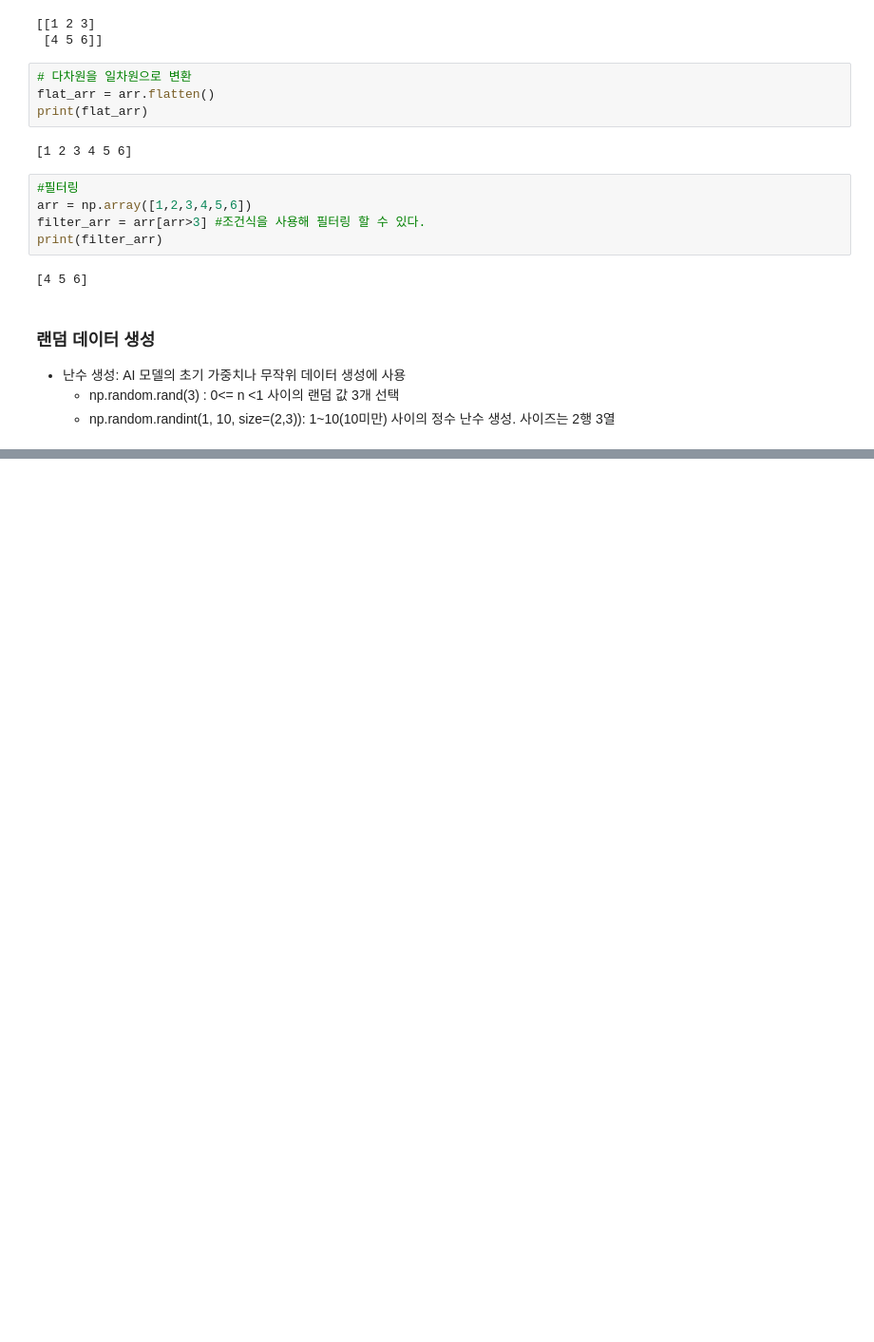
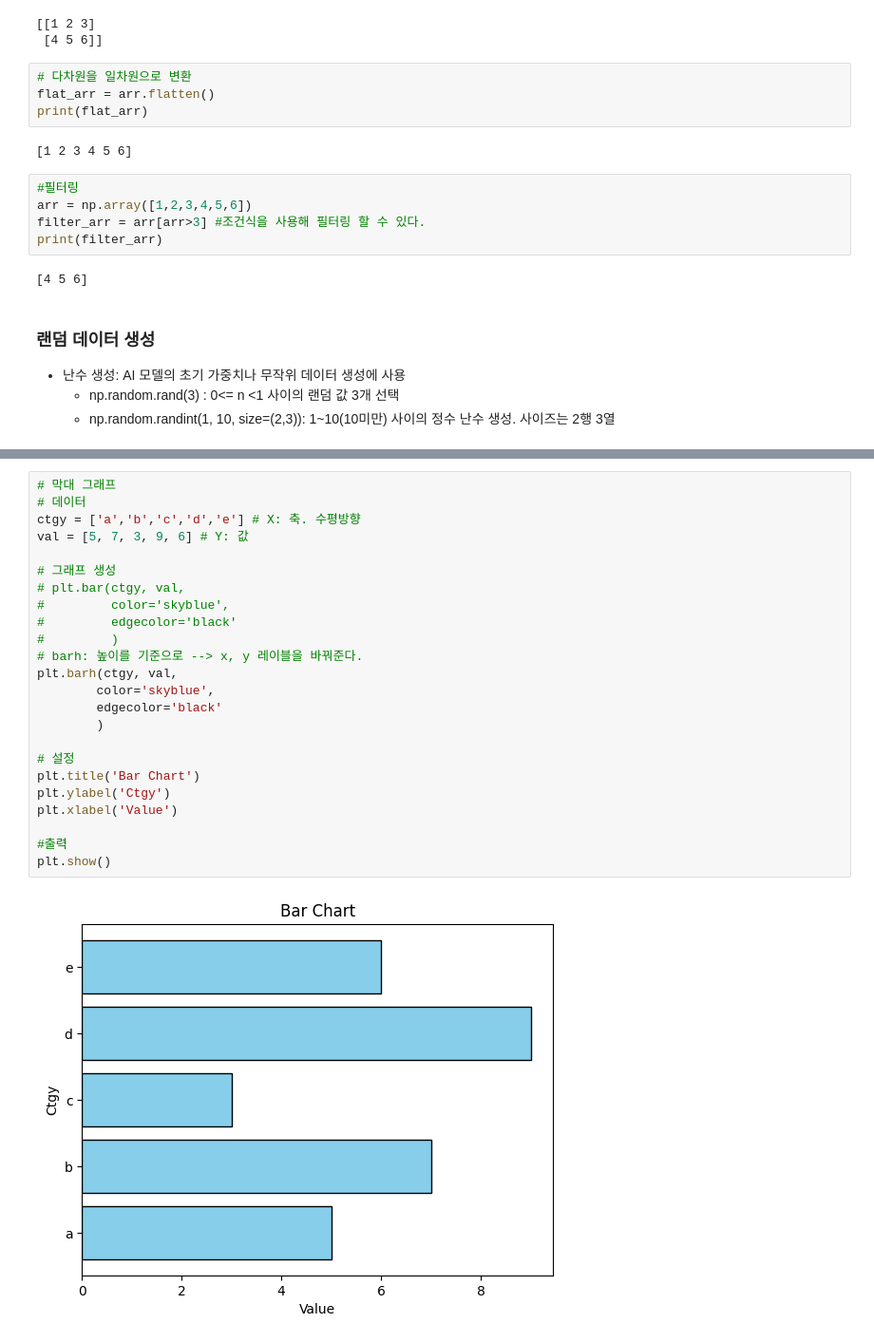
Before and after one commit to powder1122/Sk-Study, a Jupyter notebook: study_June/study_0613.ipynb, the cells around one changed output, grey strips where cells are left out. Shown: that part at 95% size. Saved outputs shown, nothing was run; the diff lists cells and outputs as text; blank space fills up the shorter version.

```diff
--- a/study_June/study_0613.ipynb
+++ b/study_June/study_0613.ipynb
@@ -154,0 +931,26 @@ print(ran_val2)
+# %%
+# 막대 그래프
+# 데이터
+ctgy = ['a','b','c','d','e'] # X: 축. 수평방향
+val = [5, 7, 3, 9, 6] # Y: 값
+
+# 그래프 생성
+# plt.bar(ctgy, val,
+#         color='skyblue',
+#         edgecolor='black'
+#         )
+# barh: 높이를 기준으로 --> x, y 레이블을 바꿔준다.
+plt.barh(ctgy, val,
+        color='skyblue',
+        edgecolor='black'
+        )
+
+# 설정
+plt.title('Bar Chart')
+plt.ylabel('Ctgy')
+plt.xlabel('Value')
+
+#출력
+plt.show()
+# %% [output]
+[figure, added]
```
Also changed, not shown: parts of 80 cells of this notebook, 4 other files.
